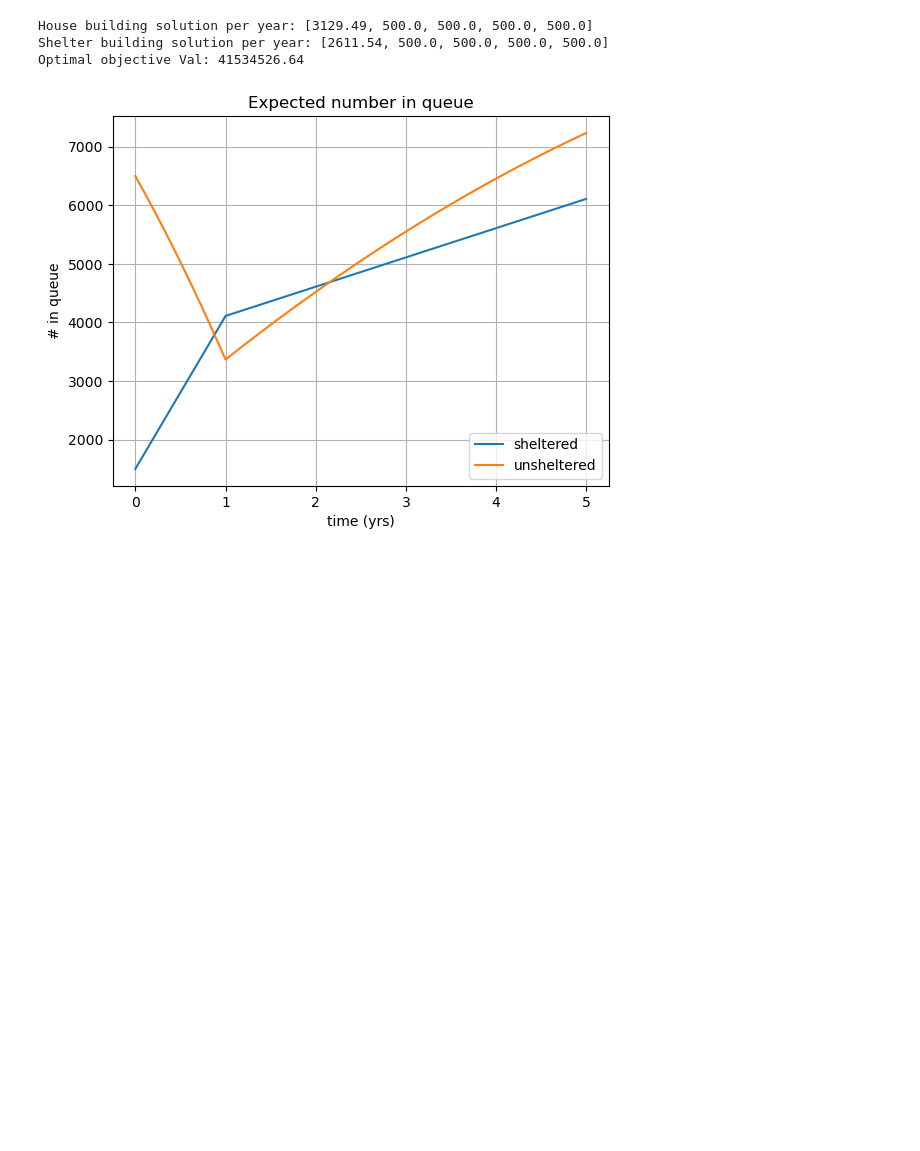
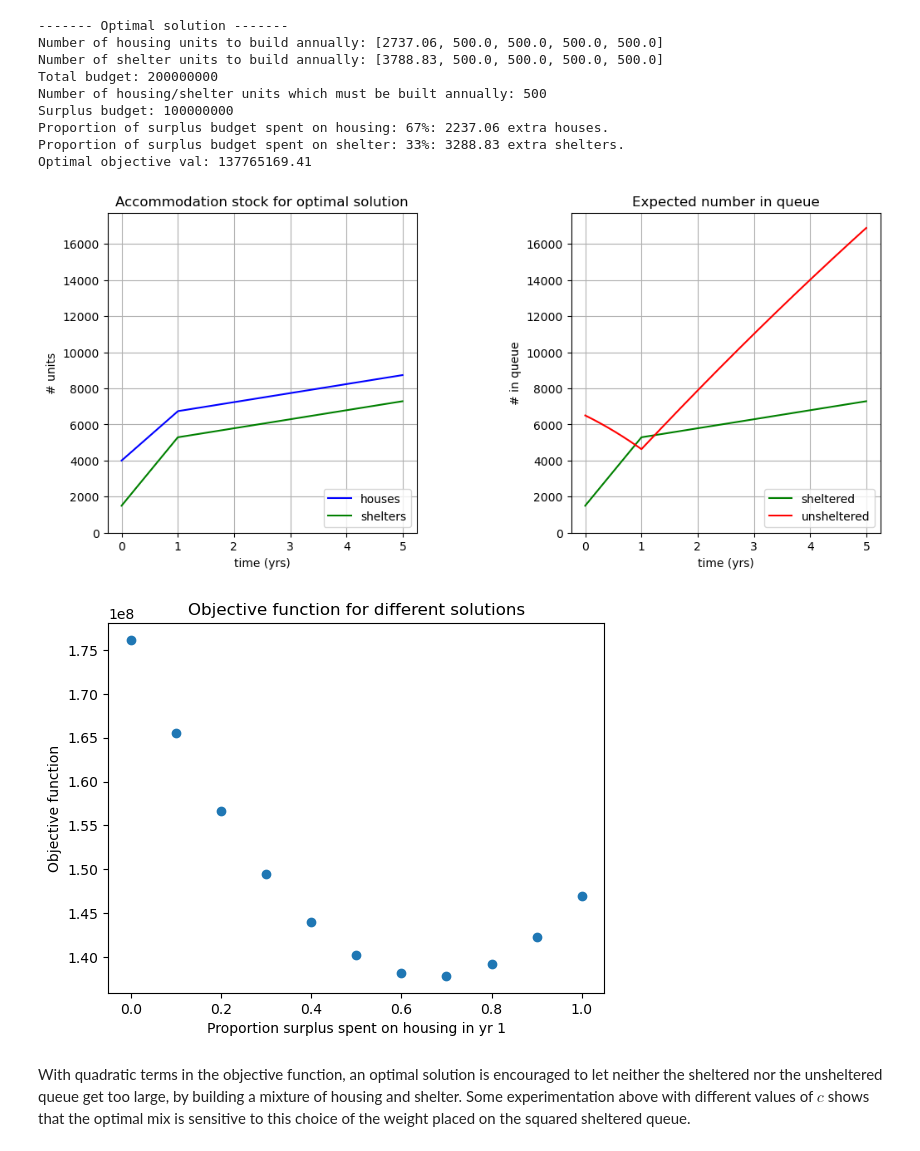
Before and after one commit to grahamburgess3/homeless_services, a Jupyter notebook: 09_Deterministic_Optimisation.ipynb, the cells around one changed output. Cells and saved outputs as stored; diff of their text form; code cells hidden in the pictures; blank space fills up the shorter version.

```diff
--- a/09_Deterministic_Optimisation.ipynb
+++ b/09_Deterministic_Optimisation.ipynb
@@ -121,35 +80,21 @@ Here we see that by penalising the size of the sheltered queue, our preference s
     # s.t. total budget constraint
     #      annual minimum build constraint
 # %%
-def y2(problem):
-    " objective function for problem Phi2 and Phi3 "
-    solution = {'housing' : problem.h, 'shelter' : problem.s}
-    fluid_model = model(data_as_is, solution)
-    fluid_model.analyse(horizon, timestep)
-    avg_unsh_2 = sum(fluid_model.model.unsh_sq_t)/len(fluid_model.model.unsh_sq_t)
-    avg_sh_2 = sum(fluid_model.model.sh_sq_t)/len(fluid_model.model.sh_sq_t)
-    c = 0.5 # weight placed on the penalty of sheltered queue compared to unsheltered
-    return(avg_unsh_2 + (c * avg_sh_2))
-
 # Set up problem and solve
-problem = do.Phi(data_as_is,
-                  timestep,
-                  horizon,
-                  budget,
-                  costs_accomm,
-                  baseline_build,
-                  budget_constraint,
-                  min_house_build,
-                  min_shelter_build,
-                  y2)
-
+problem = do.Phi(data, modeling_options, 'phi2', c=0.75)
 problem.solve('ipopt')
-
-# Outputs
-print('House building solution per year: ' + str([round(i,2) for i in problem.h_opt]))
-print('Shelter building solution per year: ' + str([round(i,2) for i in problem.s_opt]))
-print('Optimal objective Val: ' + str(round(problem.instance.OBJ(),2)))
+problem.print_results()
+problem.plot_opt()
+problem.plot_obj_curve(10)
 # %% [output]
-House building solution per year: [3129.49, 500.0, 500.0, 500.0, 500.0]
-Shelter building solution per year: [2611.54, 500.0, 500.0, 500.0, 500.0]
-Optimal objective Val: 41534526.64
+------- Optimal solution -------
+Number of housing units to build annually: [2737.06, 500.0, 500.0, 500.0, 500.0]
+Number of shelter units to build annually: [3788.83, 500.0, 500.0, 500.0, 500.0]
+Total budget: 200000000
+Number of housing/shelter units which must be built annually: 500
+Surplus budget: 100000000
+Proportion of surplus budget spent on housing: 67%: 2237.06 extra houses.
+Proportion of surplus budget spent on shelter: 33%: 3288.83 extra shelters.
+Optimal objective val: 137765169.41
+[figure, added]
+[figure, added]
@@ -161,19 +101,3 @@ model_run.analyse(T)
-# %%
-x = math.floor(horizon*365)/365
-
-# plot queue dynamics - number unsheltered
-fig, ax = plt.subplots()
-ax.plot(np.arange(0,x,1/365), model_run.sh_t)
-ax.plot(np.arange(0,x,1/365), model_run.unsh_t)
-
-ax.set(xlabel='time (yrs)', ylabel='# in queue',
-       title='Expected number in queue')
-
-plt.legend(["sheltered", "unsheltered"], loc="lower right")
-
-ax.grid()
-
-plt.show()
-# %% [output]
-[figure, removed]
+# %% [markdown]
+With quadratic terms in the objective function, an optimal solution is encouraged to let neither the sheltered nor the unsheltered queue get too large, by building a mixture of housing and shelter. Some experimentation above with different values of $c$ shows that the optimal mix is sensitive to this choice of the weight placed on the squared sheltered queue.
 # %% [markdown]
```
Also changed, not shown: parts of 24 cells of this notebook, 1 other file.
